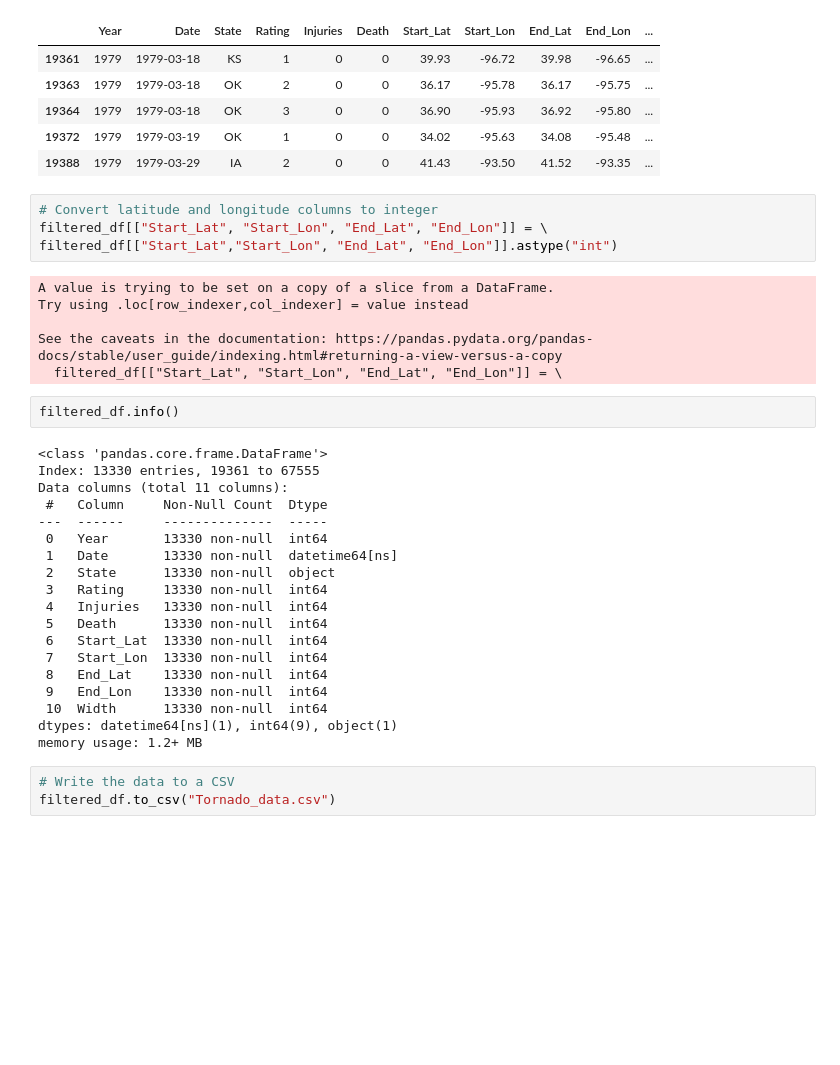
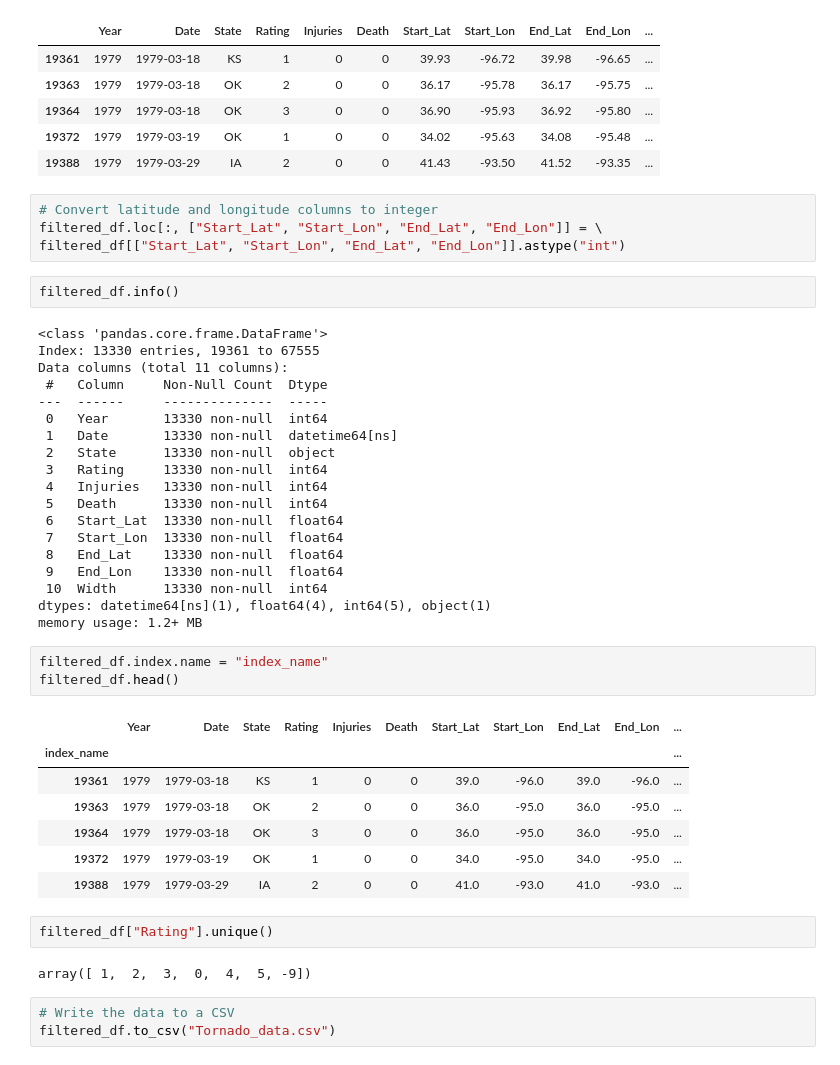
Before and after one commit to downleft/Tornado_alley, a Jupyter notebook: Cleaned_data/1979-2021-Tornado.ipynb, the cells around one changed output. Cells and saved outputs as stored; diff of their text form; blank space fills up the shorter version.

Commit message:
adding in merged data and csv

```diff
--- a/Cleaned_data/1979-2021-Tornado.ipynb
+++ b/Cleaned_data/1979-2021-Tornado.ipynb
@@ -145,14 +145,8 @@ filtered_df.head()
 | 19388 | 1979 | 1979-03-29 | IA | 2 | 0 | 0 | 41.43 | -93.50 | 41.52 | -93.35 | ... |
 # %%
 # Convert latitude and longitude columns to integer
-filtered_df[["Start_Lat", "Start_Lon", "End_Lat", "End_Lon"]] = \
-filtered_df[["Start_Lat","Start_Lon", "End_Lat", "End_Lon"]].astype("int")
+filtered_df.loc[:, ["Start_Lat", "Start_Lon", "End_Lat", "End_Lon"]] = \
+filtered_df[["Start_Lat", "Start_Lon", "End_Lat", "End_Lon"]].astype("int")
-# %% [output]
-A value is trying to be set on a copy of a slice from a DataFrame.
-Try using .loc[row_indexer,col_indexer] = value instead
-
-See the caveats in the documentation: https://pandas.pydata.org/pandas-docs/stable/user_guide/indexing.html#returning-a-view-versus-a-copy
-  filtered_df[["Start_Lat", "Start_Lon", "End_Lat", "End_Lon"]] = \
 # %%
 filtered_df.info()
 # %% [output]
@@ -167,13 +161,28 @@ Data columns (total 11 columns):
  3   Rating     13330 non-null  int64
  4   Injuries   13330 non-null  int64
  5   Death      13330 non-null  int64
- 6   Start_Lat  13330 non-null  int64
- 7   Start_Lon  13330 non-null  int64
- 8   End_Lat    13330 non-null  int64
- 9   End_Lon    13330 non-null  int64
+ 6   Start_Lat  13330 non-null  float64
+ 7   Start_Lon  13330 non-null  float64
+ 8   End_Lat    13330 non-null  float64
+ 9   End_Lon    13330 non-null  float64
  10  Width      13330 non-null  int64
-dtypes: datetime64[ns](1), int64(9), object(1)
+dtypes: datetime64[ns](1), float64(4), int64(5), object(1)
 memory usage: 1.2+ MB
+# %%
+filtered_df.index.name = "index_name"
+filtered_df.head()
+# %% [output]
+|  | Year | Date | State | Rating | Injuries | Death | Start_Lat | Start_Lon | End_Lat | End_Lon | ... |
+| index_name |  |  |  |  |  |  |  |  |  |  | ... |
+| 19361 | 1979 | 1979-03-18 | KS | 1 | 0 | 0 | 39.0 | -96.0 | 39.0 | -96.0 | ... |
+| 19363 | 1979 | 1979-03-18 | OK | 2 | 0 | 0 | 36.0 | -95.0 | 36.0 | -95.0 | ... |
+| 19364 | 1979 | 1979-03-18 | OK | 3 | 0 | 0 | 36.0 | -95.0 | 36.0 | -95.0 | ... |
+| 19372 | 1979 | 1979-03-19 | OK | 1 | 0 | 0 | 34.0 | -95.0 | 34.0 | -95.0 | ... |
+| 19388 | 1979 | 1979-03-29 | IA | 2 | 0 | 0 | 41.0 | -93.0 | 41.0 | -93.0 | ... |
+# %%
+filtered_df["Rating"].unique()
+# %% [output]
+array([ 1,  2,  3,  0,  4,  5, -9])
 # %%
 # Write the data to a CSV
 filtered_df.to_csv("Tornado_data.csv")
```
Also changed, not shown: 6 other files.
